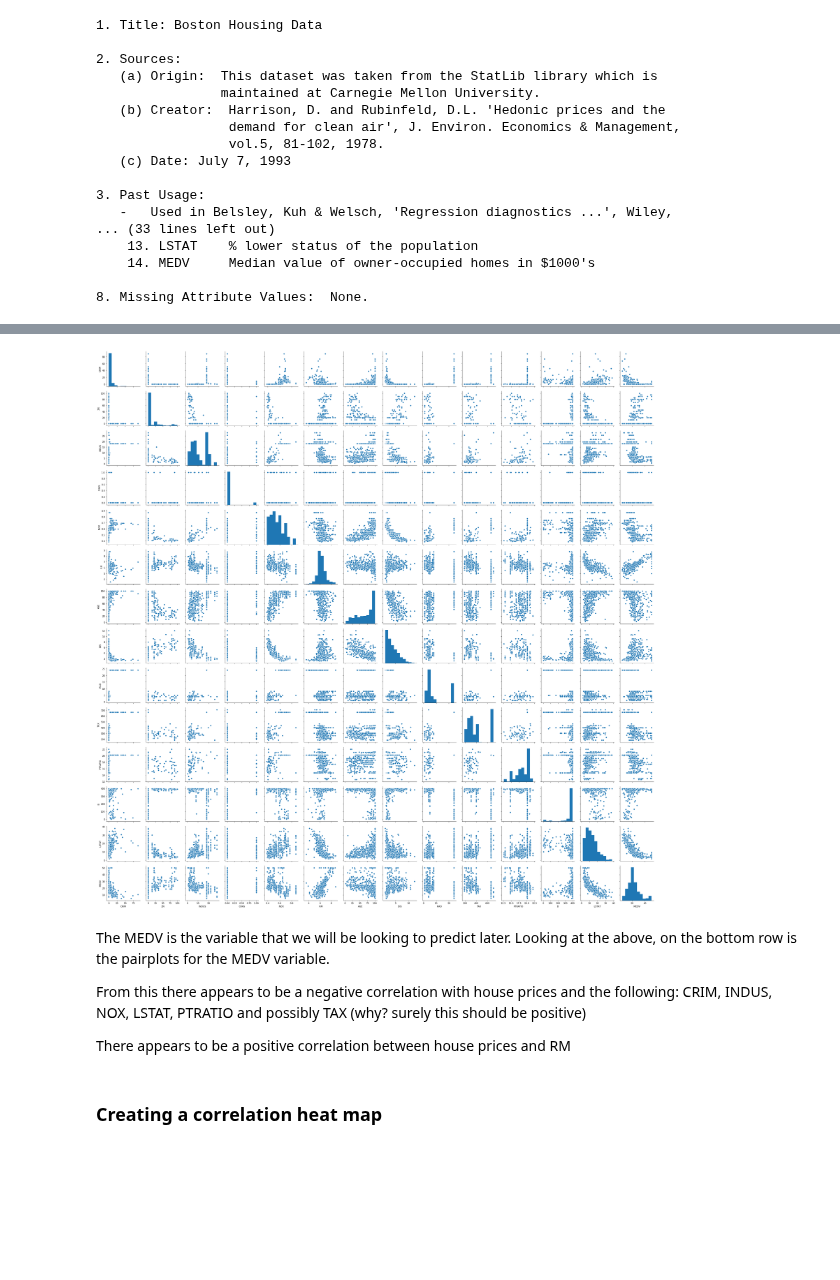
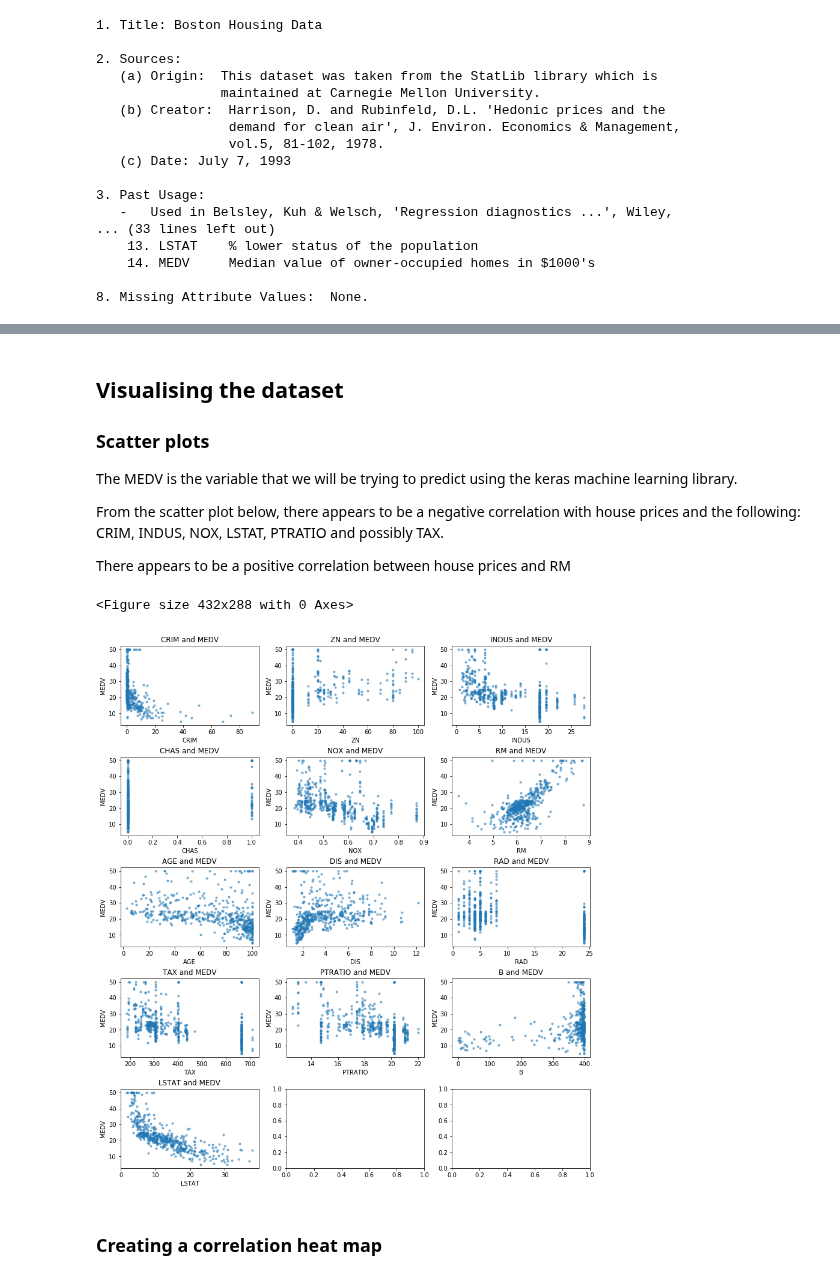
Before and after one commit to declanbarr/boston-house-prices, a Jupyter notebook: boston-house-prices-analysis.ipynb, the cells around one changed output, grey strips where cells are left out. Cells and saved outputs as stored; diff of their text form; code cells hidden in the pictures; blank space fills up the shorter version.

```diff
--- a/boston-house-prices-analysis.ipynb
+++ b/boston-house-prices-analysis.ipynb
@@ -68,20 +57,34 @@ df
-# %%
-# Importing packages
-%matplotlib inline
-import seaborn as sns
-import matplotlib.pyplot as plt
-
-# Viewing the pairplot
-sns.pairplot(df)
-plt.show()
-# %% [output]
-[figure, removed]
 # %% [markdown]
-The MEDV is the variable that we will be looking to predict later. Looking at the above, on the bottom row is the pairplots for the MEDV variable.
+## Visualising the dataset
 
-From this there appears to be a negative correlation with house prices and the following: CRIM, INDUS, NOX, LSTAT, PTRATIO and possibly TAX (why? surely this should be positive)
+### Scatter plots
+
+The MEDV is the variable that we will be trying to predict using the keras machine learning library.
+
+From the scatter plot below, there appears to be a negative correlation with house prices and the following: CRIM, INDUS, NOX, LSTAT, PTRATIO and possibly TAX.
 
 There appears to be a positive correlation between house prices and RM
+# %%
+# Adapted from https://github.com/Tsmith5151/Boston-Housing-Prices/blob/master/boston_housing.ipynb
+import matplotlib.pyplot as plt
+
+plt.figure()
+fig,axes = plt.subplots(5, 3, figsize=(14, 16))
+fig.subplots_adjust(wspace=.2, hspace=.4)
+img_index = 0
+
+rows, cols = df.shape
+
+for i in range(cols - 1):
+    row, col = i // 3, i % 3
+    axes[row][col].scatter(df.iloc[:, i], df.loc[:, "MEDV"], alpha=0.5, s=10)
+    axes[row][col].set_title(df.columns[i] + ' and MEDV')
+    axes[row][col].set_xlabel(df.columns[i])
+    axes[row][col].set_ylabel('MEDV')
+plt.show()
+# %% [output]
+<Figure size 432x288 with 0 Axes>
+[figure, added]
 # %% [markdown]
 ### Creating a correlation heat map
 # %%
```
Also changed, not shown: parts of 2 cells of this notebook.
